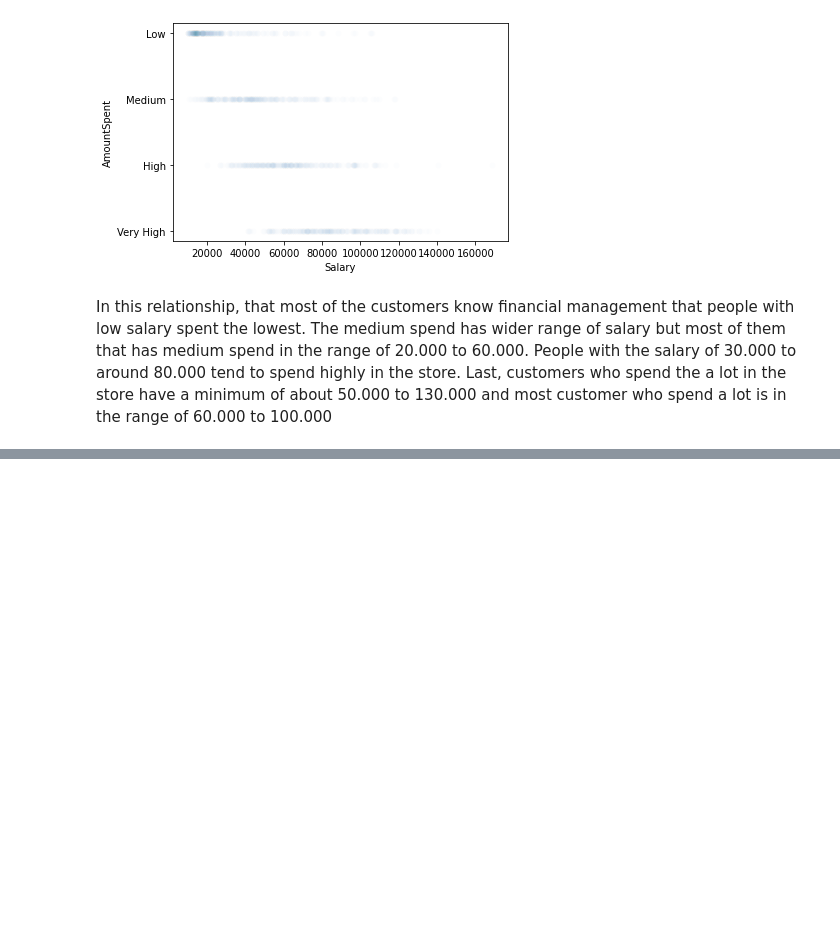
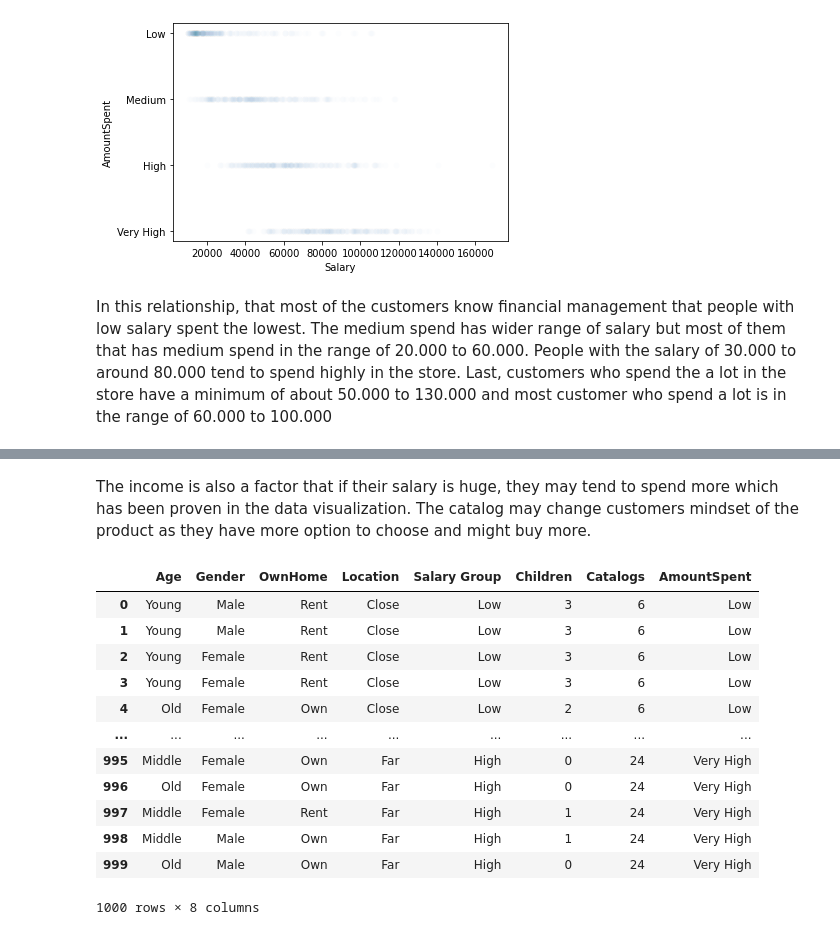
Before and after one commit to JXLK-dev/machinelearning, a Jupyter notebook: datasets_visualization.ipynb, the cells around one changed output, grey strips where cells are left out. Drawn from its saved outputs; the diff is of its cells as text; code cells hidden in the pictures; blank space fills up the shorter version.

```diff
--- a/datasets_visualization.ipynb
+++ b/datasets_visualization.ipynb
@@ -167,0 +262,2 @@ To check if all the data is not missing
+# %%
+data['History'].fillna(data['History'].value_counts().idxmax(),inplace=True)
@@ -167,0 +280,3 @@ To check if all the data is not missing
+# %%
+newdata = pd.cut(data.Salary, bins = [0,30000,80000,200000], labels=["Low","Average","High"])
+data.insert(5,'Salary Group',newdata)
@@ -167,0 +289,20 @@ To check if all the data is not missing
+# %% [markdown]
+The income is also a factor that if their salary is huge, they may tend to spend more which has been proven in the data visualization. The catalog may change customers mindset of the product as they have more option to choose and might buy more.
+# %%
+improvedData = data.drop(['History','Married','Salary'], axis = 1)
+# %%
+improvedData
+# %% [output]
+|  | Age | Gender | OwnHome | Location | Salary Group | Children | Catalogs | AmountSpent |
+| 0 | Young | Male | Rent | Close | Low | 3 | 6 | Low |
+| 1 | Young | Male | Rent | Close | Low | 3 | 6 | Low |
+| 2 | Young | Female | Rent | Close | Low | 3 | 6 | Low |
+| 3 | Young | Female | Rent | Close | Low | 3 | 6 | Low |
+| 4 | Old | Female | Own | Close | Low | 2 | 6 | Low |
+| ... | ... | ... | ... | ... | ... | ... | ... | ... |
+| 995 | Middle | Female | Own | Far | High | 0 | 24 | Very High |
+| 996 | Old | Female | Own | Far | High | 0 | 24 | Very High |
+| 997 | Middle | Female | Rent | Far | High | 1 | 24 | Very High |
+| 998 | Middle | Male | Own | Far | High | 1 | 24 | Very High |
+| 999 | Old | Male | Own | Far | High | 0 | 24 | Very High |
+1000 rows × 8 columns
```
Also changed, not shown: parts of 20 cells of this notebook, 2 other files.
